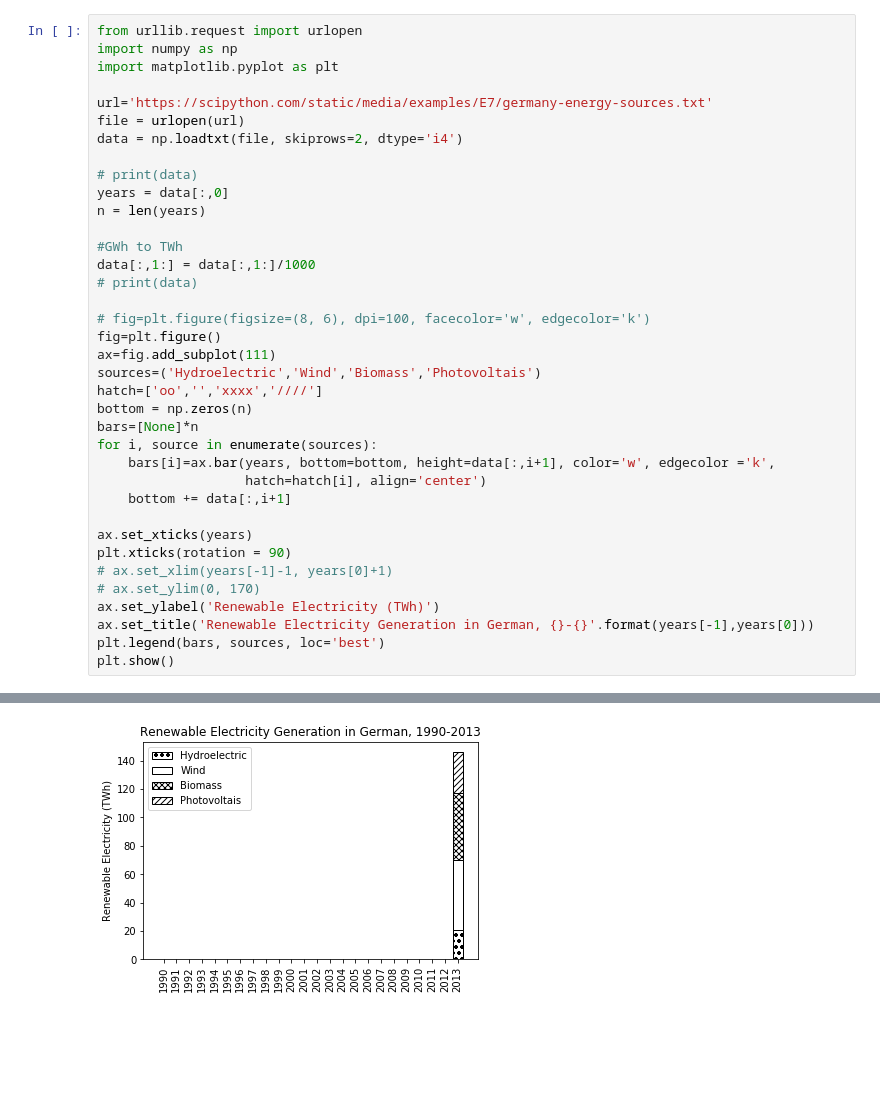
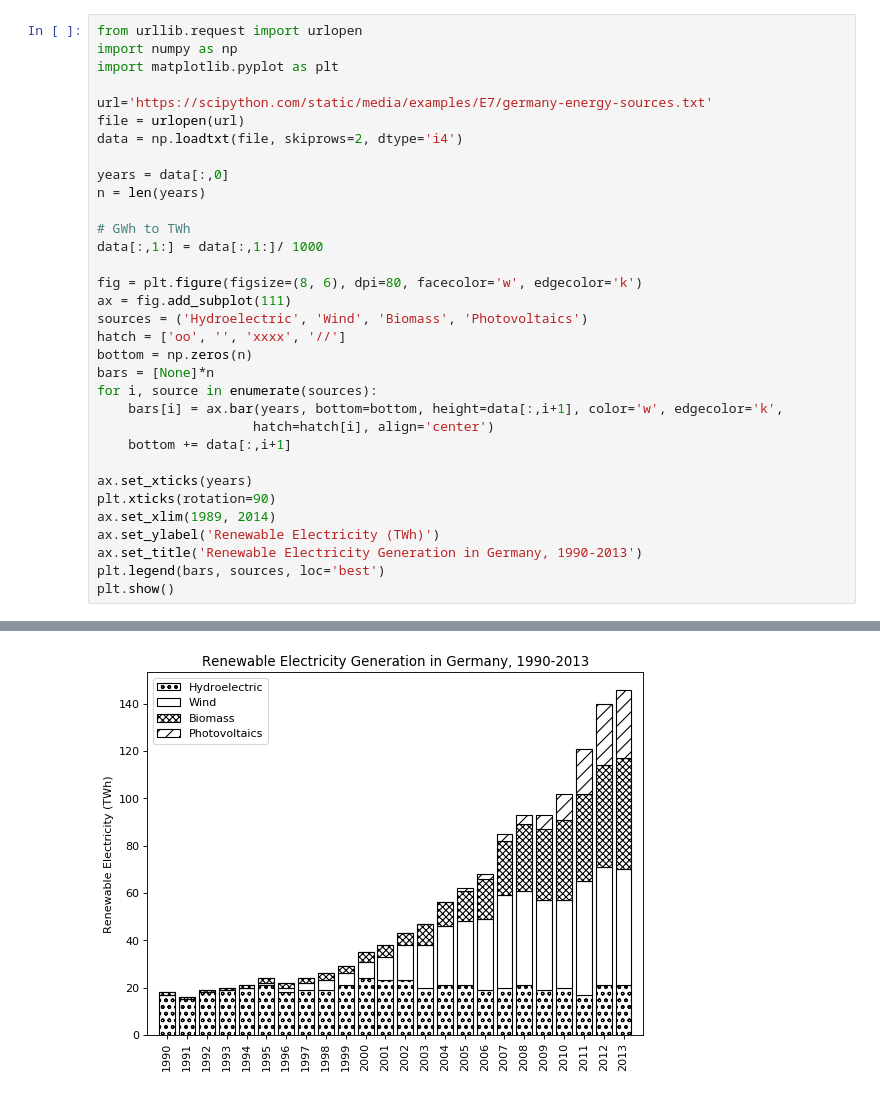
Before and after one commit to fenggeorgeyu/py_learn_2017, a Jupyter notebook: ch02_pylab/ch07_matplotlib_20181003.ipynb, the cells around one changed output, grey strips where cells are left out. Saved outputs shown, nothing was run; the diff lists cells and outputs as text; blank space fills up the shorter version.

```diff
--- a/ch02_pylab/ch07_matplotlib_20181003.ipynb
+++ b/ch02_pylab/ch07_matplotlib_20181003.ipynb
@@ -7,32 +7,28 @@ url='https://scipython.com/static/media/examples/E7/germany-energy-sources.txt'
 file = urlopen(url)
 data = np.loadtxt(file, skiprows=2, dtype='i4')
 
-# print(data)
 years = data[:,0]
 n = len(years)
 
-#GWh to TWh
-data[:,1:] = data[:,1:]/1000
-# print(data)
+# GWh to TWh
+data[:,1:] = data[:,1:]/ 1000
 
-# fig=plt.figure(figsize=(8, 6), dpi=100, facecolor='w', edgecolor='k')
-fig=plt.figure()
-ax=fig.add_subplot(111)
-sources=('Hydroelectric','Wind','Biomass','Photovoltais')
-hatch=['oo','','xxxx','////']
+fig = plt.figure(figsize=(8, 6), dpi=80, facecolor='w', edgecolor='k')
+ax = fig.add_subplot(111)
+sources = ('Hydroelectric', 'Wind', 'Biomass', 'Photovoltaics')
+hatch = ['oo', '', 'xxxx', '//']
 bottom = np.zeros(n)
-bars=[None]*n
+bars = [None]*n
 for i, source in enumerate(sources):
-    bars[i]=ax.bar(years, bottom=bottom, height=data[:,i+1], color='w', edgecolor ='k',
-                   hatch=hatch[i], align='center')
+    bars[i] = ax.bar(years, bottom=bottom, height=data[:,i+1], color='w', edgecolor='k',
+                    hatch=hatch[i], align='center')
     bottom += data[:,i+1]
 
 ax.set_xticks(years)
-plt.xticks(rotation = 90)
-# ax.set_xlim(years[-1]-1, years[0]+1)
-# ax.set_ylim(0, 170)
+plt.xticks(rotation=90)
+ax.set_xlim(1989, 2014)
 ax.set_ylabel('Renewable Electricity (TWh)')
-ax.set_title('Renewable Electricity Generation in German, {}-{}'.format(years[-1],years[0]))
+ax.set_title('Renewable Electricity Generation in Germany, 1990-2013')
 plt.legend(bars, sources, loc='best')
 plt.show()
 # %% [output]
@@ -56 +35 @@ plt.show()
-[figure, old version]
+[figure, new version]
```
Also changed, not shown: parts of 7 cells of this notebook, 2 other files.
